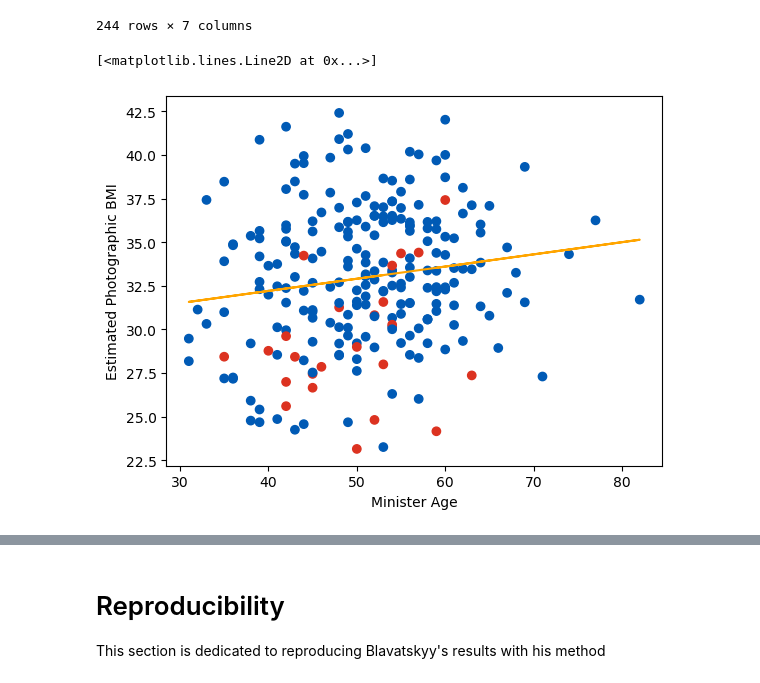
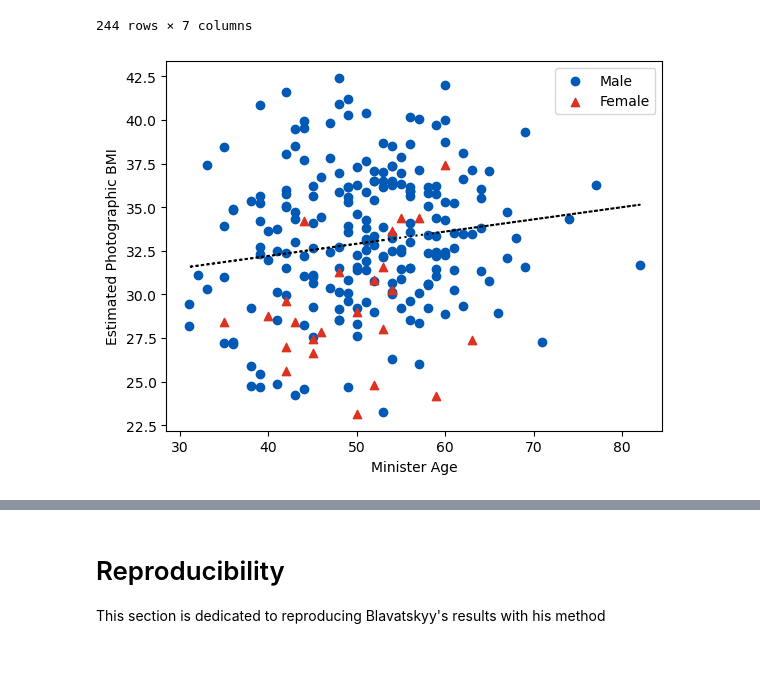
Before and after one commit to ldtcooper/ussr-obesity-corruption, a Jupyter notebook: notebook.ipynb, the cells around one changed output, grey strips where cells are left out. Drawn from its saved outputs; the diff is of its cells as text; code cells hidden in the pictures.

Commit message:
main Fix figure accessibility

```diff
--- a/notebook.ipynb
+++ b/notebook.ipynb
@@ -8,6 +8,7 @@ import pandas as pd
 import statsmodels.api as sm
 import numpy as np
 import matplotlib.pyplot as plt
+from typing import Dict
 
 def regress(dep: pd.Series, indep: pd.Series, mod: str = 'OLS'):
     '''Wrapper for statsmodels regression. Takes in a dependent variable and one or more independent ones'''
@@ -87,6 +88,41 @@ ABBREVIATIONS = {
 def abbrviate_countries(arr):
     '''Transforms an array of countries into their abbreviated forms'''
     return [ABBREVIATIONS[name] for name in arr]
+
+def scatter_by_sex(
+    df: pd.DataFrame,
+    x_var: str,
+    y_var: str,
+    xlabel: str,
+    ylabel: str,
+    legend: bool,
+    abbrv: bool
+) -> None:
+    _, ax = plt.subplots()
+    MALE = 'M' if abbrv else 'Male'
+    FEMALE = 'F' if abbrv else 'Female'
+
+    colors={MALE: '#005AB5', FEMALE: '#DC3220'}
+    markers={MALE: 'o', FEMALE: '^'}
+
+    male_x = df[df['sex'] == MALE][x_var]
+    male_y = df[df['sex'] == MALE][y_var]
+
+    female_x = df[df['sex'] == FEMALE][x_var]
+    female_y = df[df['sex'] == FEMALE][y_var]
+
+    ax.scatter(male_x, male_y, c=colors[MALE], marker=markers[MALE], label='Male')
+    ax.scatter(female_x, female_y, c=colors[FEMALE], marker=markers[FEMALE], label='Female')
+
+    ax.set_ylabel(xlabel)
+    ax.set_xlabel(ylabel)
+
+    if legend:
+        ax.legend()
+
+    # ax.set_title('BMI = age + is_male')
+    m1, b1 = np.polyfit(df[x_var], df[y_var], 1)
+    ax.plot(df[x_var], m1 * df[x_var]+b1, color='black', linestyle=':')
 # %% [markdown]
 # Basic Controls for Sex
 This section of the notebook is dedicated to:
@@ -749,21 +786,10 @@ deag_ministers
 | 296 | Qobul Berdiyev | M | 62.0 | Uzbekistan | 3b9850b3d6592a5.jpg | 38.124117 | NaN |
 | 298 | Akmal Saidov | M | 59.0 | Uzbekistan | 6c64785d77777a9d.jpg | 34.388442 | NaN |
 244 rows × 7 columns
-# %%
-fig1, ax1 = plt.subplots()
-colors={'M': '#005AB5', 'F': '#DC3220'}
-
-ax1.scatter(deag_ministers.age, deag_ministers.estimated_bmi, c=[colors[el.strip()] for el in deag_ministers.sex])
-ax1.set_ylabel('Estimated Photographic BMI')
-ax1.set_xlabel('Minister Age')
-# ax1.set_title('BMI = age + is_male')
-m1, b1 = np.polyfit(deag_ministers.age,
-                  deag_ministers.estimated_bmi, 1)
-ax1.plot(deag_ministers.age, m1 *
-         deag_ministers.age+b1, color='orange')
-# %% [output]
-[<matplotlib.lines.Line2D at 0x...>]
-[figure, removed]
+# %%
+scatter_by_sex(deag_ministers, 'age', 'estimated_bmi', 'Estimated Photographic BMI', 'Minister Age', True, True)
+# %% [output]
+[figure, added]
 # %%
 regress(deag_ministers.age, deag_ministers.estimated_bmi, mod='WLS').summary()
 # %% [output]
```
Also changed, not shown: parts of 20 cells of this notebook.
